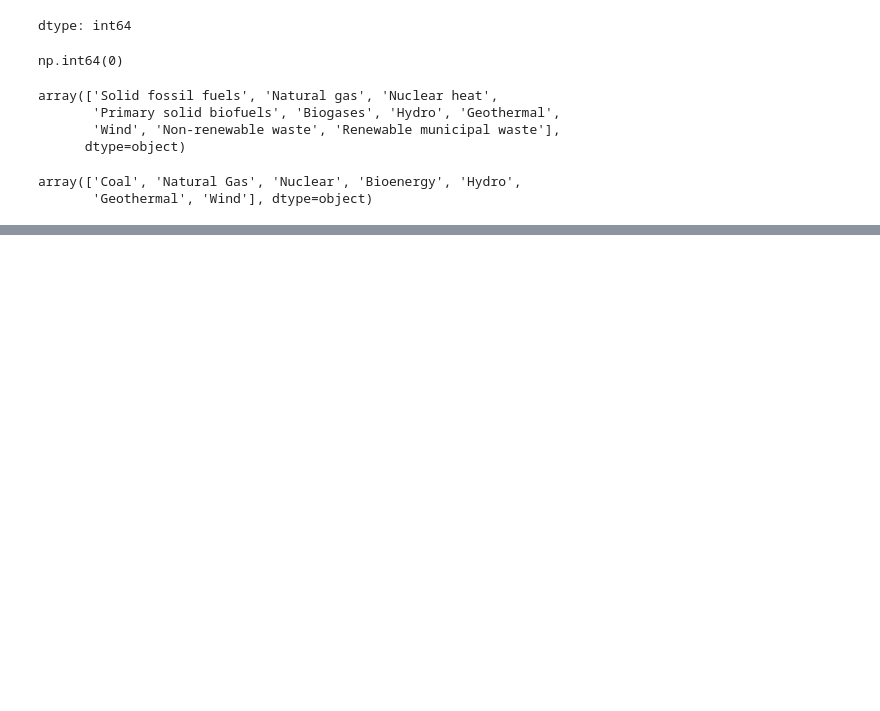
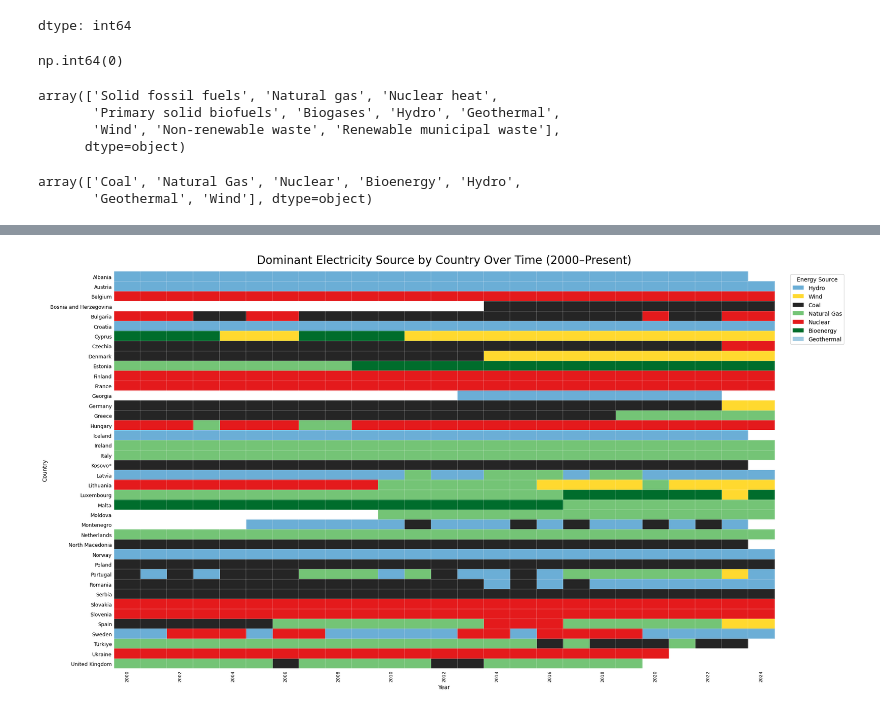
Before and after one commit to Gi-bi/energy-transition-tracker, a Jupyter notebook: notebooks/01_exploration.ipynb, the cells around one changed output, grey strips where cells are left out. Saved outputs shown, nothing was run; the diff lists cells and outputs as text; code cells hidden in the pictures; blank space fills up the shorter version.

```diff
--- a/notebooks/01_exploration.ipynb
+++ b/notebooks/01_exploration.ipynb
@@ -174,0 +265,9 @@ array(['Coal', 'Natural Gas', 'Nuclear', 'Bioenergy', 'Hydro',
+# %%
+#Numeric years
+dominant_source["TIME_PERIOD"] = dominant_source["TIME_PERIOD"].astype(int)
+timeline = dominant_source.pivot(
+    index="geo",
+    columns="TIME_PERIOD",
+    values="energy_group"
+)
+timeline.head()
@@ -174,0 +283,91 @@ array(['Coal', 'Natural Gas', 'Nuclear', 'Bioenergy', 'Hydro',
+# %%
+import os
+import numpy as np
+import matplotlib.pyplot as plt
+from matplotlib.colors import ListedColormap, BoundaryNorm
+from matplotlib.patches import Patch
+
+# ---------- Settings ----------
+TITLE = "Dominant Electricity Source by Country Over Time (2000–Present)"
+OUTPATH = "figures/energy_transition_timeline_styled.png"
+
+energy_order = ["Hydro", "Wind", "Coal", "Natural Gas", "Nuclear", "Bioenergy", "Geothermal"]
+energy_colors = {
+    "Hydro": "#6baed6",
+    "Wind": "#ffd92f",
+    "Coal": "#252525",
+    "Natural Gas": "#74c476",
+    "Nuclear": "#e41a1c",
+    "Bioenergy": "#006d2c",
+    "Geothermal": "#9ecae1"
+}
+
+# ---------- Build numeric grid ----------
+energy_to_num = {k: i for i, k in enumerate(energy_order)}
+numeric_grid = timeline.replace(energy_to_num)
+
+drop_rows = [r for r in numeric_grid.index if "European Union" in str(r)]
+numeric_grid = numeric_grid.drop(index=drop_rows, errors="ignore")
+
+latest_year = numeric_grid.columns.max()
+numeric_grid = numeric_grid.sort_values(by=[latest_year] if latest_year in numeric_grid.columns else None, kind="stable")
+numeric_grid = numeric_grid.sort_index()  # comment this line out if you prefer the "sorted by latest" view above
+
+cmap = ListedColormap([energy_colors[k] for k in energy_order])
+norm = BoundaryNorm(np.arange(-0.5, len(energy_order) + 0.5, 1), cmap.N)
+
+# ---------- Plot ----------
+years = numeric_grid.columns.tolist()
+countries = numeric_grid.index.tolist()
+
+fig, ax = plt.subplots(figsize=(20, 11))
+im = ax.imshow(numeric_grid.values, aspect="auto", cmap=cmap, norm=norm, interpolation="nearest")
+
+# Title
+ax.set_title(TITLE, fontsize=20, pad=14)
+ax.set_ylabel("Country")
+ax.set_xlabel("Year")
+
+# X axis: show fewer year ticks so it’s readable
+# show every 2nd year (change to 1, 5, etc. as you like)
+step = 2
+xticks = np.arange(0, len(years), step)
+ax.set_xticks(xticks)
+ax.set_xticklabels([years[i] for i in xticks], rotation=90, fontsize=8)
+
+# Y axis: countries
+ax.set_yticks(np.arange(len(countries)))
+ax.set_yticklabels(countries, fontsize=9)
+
+# Clean look: remove spines + tick marks
+for spine in ax.spines.values():
+    spine.set_visible(False)
+ax.tick_params(axis="both", length=0)
+
+# Add subtle separators (optional, makes it easier to track rows)
+ax.set_xticks(np.arange(-.5, len(years), 1), minor=True)
+ax.set_yticks(np.arange(-.5, len(countries), 1), minor=True)
+ax.grid(which="minor", color="white", linewidth=0.25)
+ax.tick_params(which="minor", bottom=False, left=False)
+
+# Legend on the right
+legend_elements = [Patch(facecolor=energy_colors[k], label=k) for k in energy_order]
+ax.legend(
+    handles=legend_elements,
+    title="Energy Source",
+    bbox_to_anchor=(1.02, 1),
+    loc="upper left",
+    frameon=True
+)
+
+# Tight layout so legend fits
+fig.tight_layout()
+
+# ---------- Save ----------
+os.makedirs("figures", exist_ok=True)
+fig.savefig(OUTPATH, dpi=300, bbox_inches="tight", facecolor="white")
+plt.show()
+
+OUTPATH
+# %% [output]
+[figure, added]
```
Also changed, not shown: parts of 11 cells of this notebook, 3 other files.
